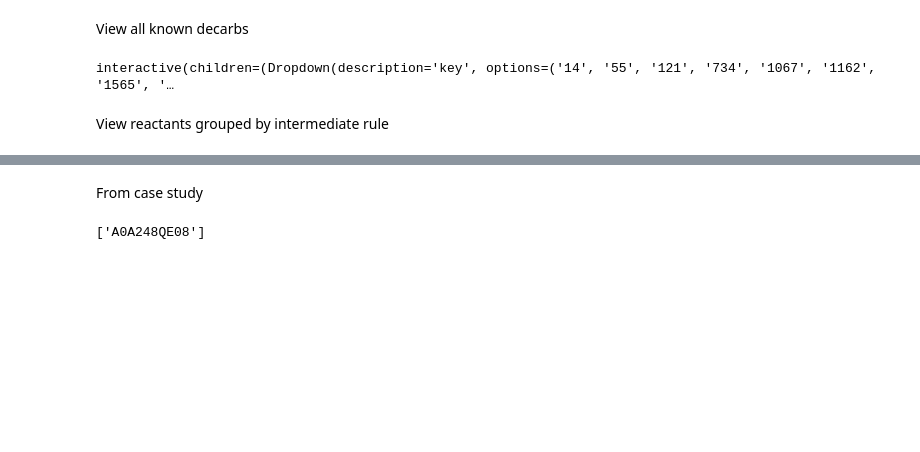
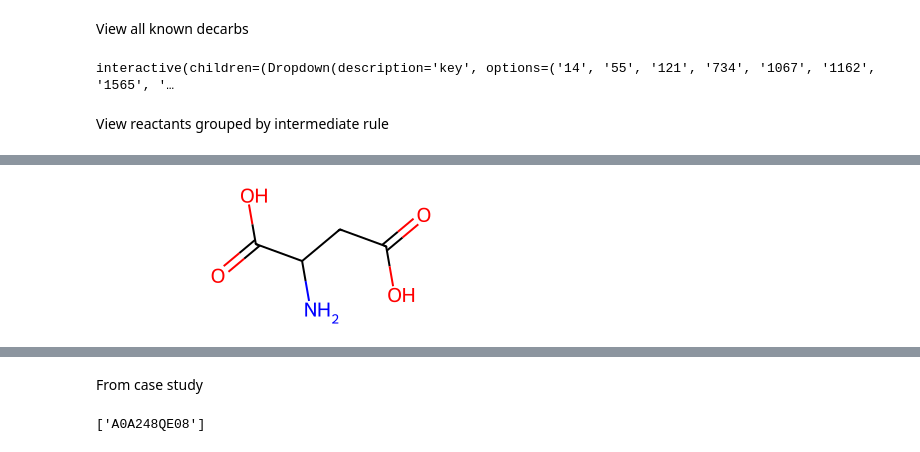
Before and after one commit to stefanpate/coarse-grain-rxns, a Jupyter notebook: notebooks/decarb.ipynb, the cells around one changed output, grey strips where cells are left out. Drawn from its saved outputs; the diff is of its cells as text; code cells hidden in the pictures; blank space fills up the shorter version.

```diff
--- a/notebooks/decarb.ipynb
+++ b/notebooks/decarb.ipynb
@@ -62,0 +68,8 @@ interactive(children=(Dropdown(description='imt', options=('rule0024_46', 'rule0
+# %%
+# Example
+
+rid = '1162'
+substrate_smiles = decarb[rid]['smarts'].split('>>')[0]
+substrate_mol = Chem.MolFromSmiles(substrate_smiles)
+rc = decarb[rid]['reaction_center'][0]
+display(SVG(draw_molecule(substrate_smiles, hilite_atoms=rc, draw_options={'addBondIndices': True})))
@@ -62,0 +78,7 @@ interactive(children=(Dropdown(description='imt', options=('rule0024_46', 'rule0
+# %%
+# Vary r
+
+r = 5
+display(rc_neighborhood(substrate_mol, radius=r, reaction_center=rc))
+# %% [output]
+[figure, added]
```
Also changed, not shown: parts of 8 cells of this notebook, 6 other files.
